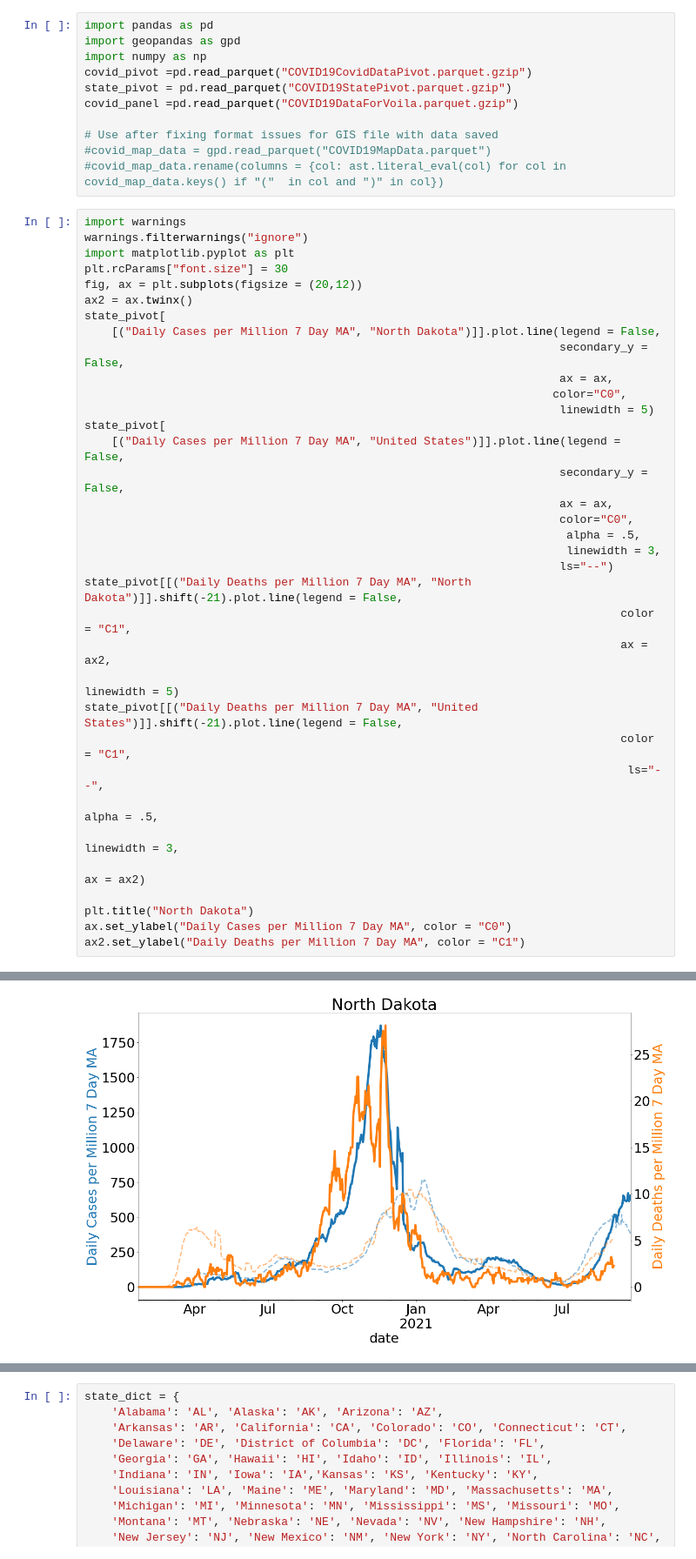
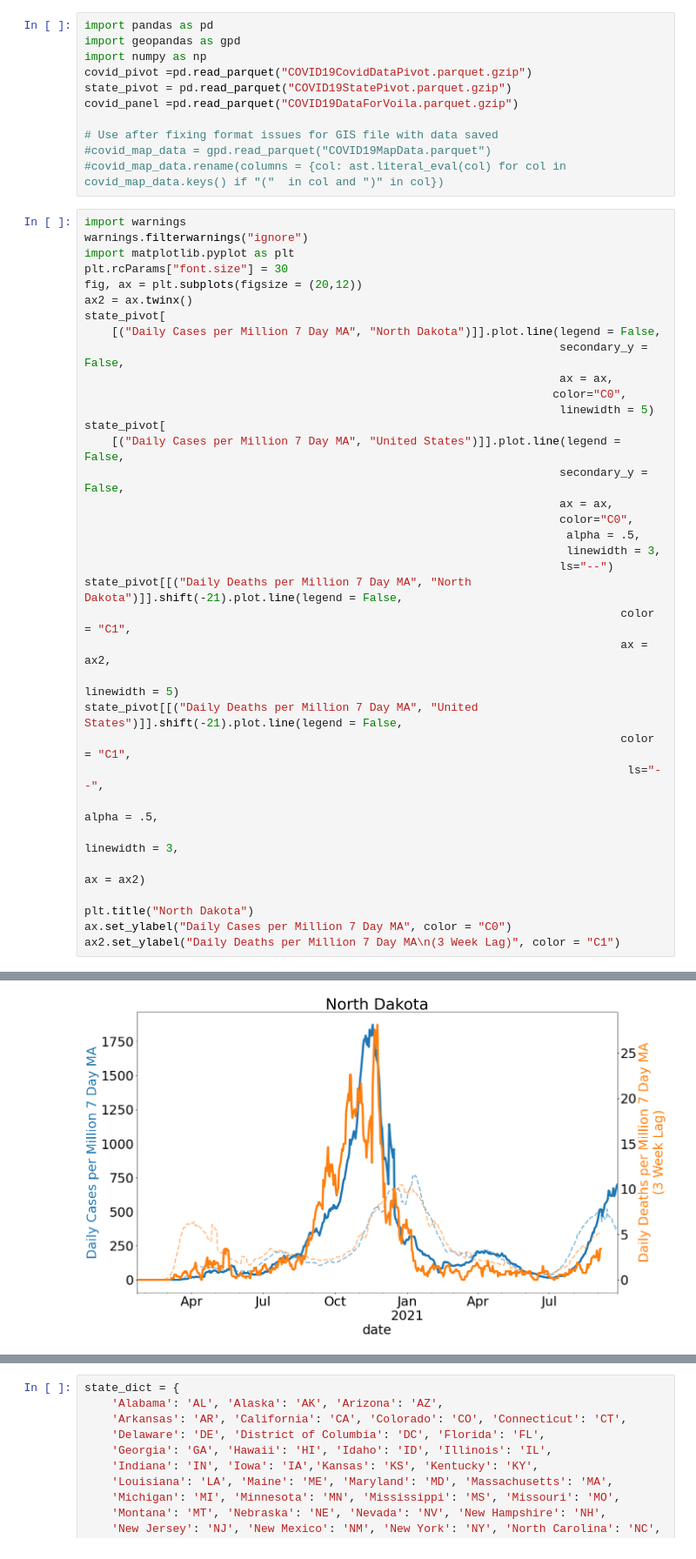
Before and after one commit to jlcatonjr/COVID19, a Jupyter notebook: COVID-19 Data App.ipynb, the cells around one changed output, grey strips where cells are left out. Shown at 87% size. Drawn from its saved outputs; the diff is of its cells as text.

```diff
--- a/COVID-19 Data App.ipynb
+++ b/COVID-19 Data App.ipynb
@@ -43,5 +43,5 @@ state_pivot[[("Daily Deaths per Million 7 Day MA", "United States")]].shift(-21)
 
 plt.title("North Dakota")
 ax.set_ylabel("Daily Cases per Million 7 Day MA", color = "C0")
-ax2.set_ylabel("Daily Deaths per Million 7 Day MA", color = "C1")
+ax2.set_ylabel("Daily Deaths per Million 7 Day MA\n(3 Week Lag)", color = "C1")
 # %% [output]
@@ -49 +49 @@ Text(0, 0.5, 'Daily Deaths per Million 7 Day MA')
-[figure, old version]
+[figure, new version]
```
Also changed, not shown: parts of 4 cells of this notebook, 4 other files.
